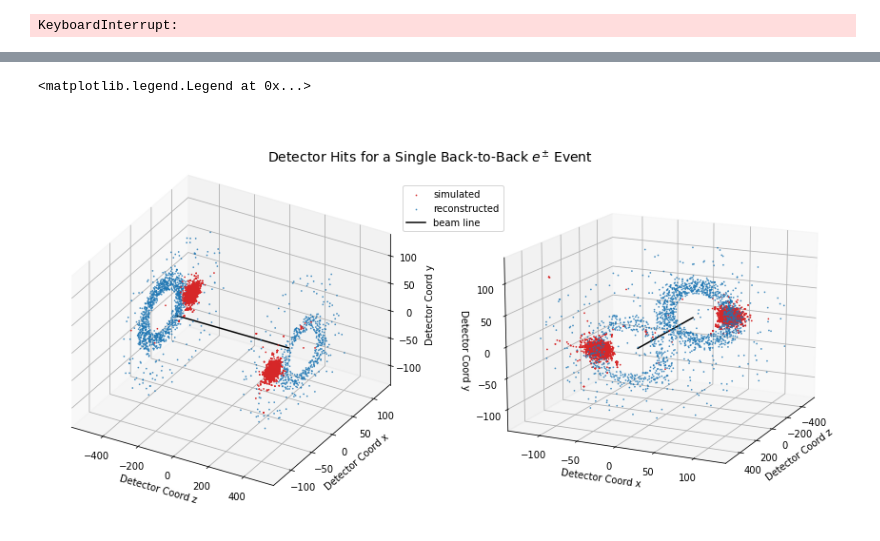
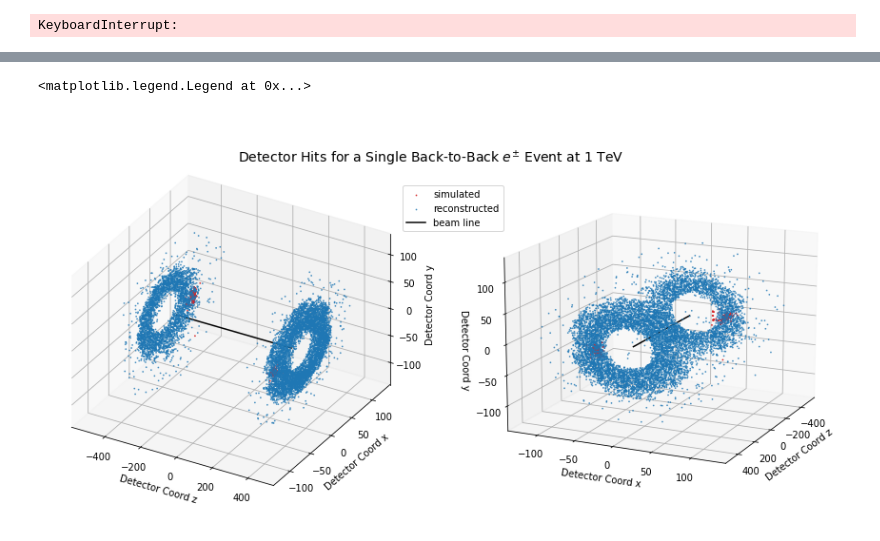
Before and after one commit to fred144/hgcal-truth-notebooks, a Jupyter notebook: final_project.ipynb, the cells around one changed output, grey strips where cells are left out. Drawn from its saved outputs; the diff is of its cells as text; code cells hidden in the pictures.

```diff
--- a/final_project.ipynb
+++ b/final_project.ipynb
@@ -113,7 +113,7 @@ def delta_r(a, b):
     b = np.array(b)
     return np.linalg.norm(np.sqrt(deltaeta(a,b) ** 2 + deltaphi(a,b) ** 2))
 # %%
-ntuple = uproot.open('../hgcalNtuple_1000_1.root')
+ntuple = uproot.open('../hgcalNtuple_20.root')
 tree = ntuple['ana/hgc']
 tree.show()
 # %% [output]
@@ -213,14 +217,14 @@ for gen_idx, row_gen_e  in enumerate(generated_energies[0:10]):
     )
     print("Summing event:", gen_idx)
 
+
     summed_cone_e = 0
-
     for i,(row_rec_e, row_rec_eta, row_rec_phi, row_rec_layer) in enumerate(zip(
         reconstructed_energies, rechit_eta, rechit_phi, rechit_layer)):
-        print("Summing row:", i)
+        print("Checking Rechit: ", i)
         mask = row_rec_layer < 29
         row_rec_e = row_rec_e[mask]
-        row_rec_pt = row_rec_pt[mask]
+        #row_rec_pt = row_rec_pt[mask]
         row_rec_eta = row_rec_eta[mask]
         row_rec_phi = row_rec_phi[mask]
         #row_rec_pt = row_rec_pt[mask]
@@ -233,12 +237,13 @@ for gen_idx, row_gen_e  in enumerate(generated_energies[0:10]):
                 rechit_pt, row_rec_eta[rec_idx], row_rec_phi[rec_idx], rechit_e
             )
 
-            d_r = delta_r(elect_lrntz_vec[0:3],rechit_lrntz_vec[0:3])
+            d_r = delta_r1(elect_lrntz_vec[0:3],rechit_lrntz_vec[0:3])
 
             if d_r < 0.3:
                 print(d_r)
                 summed_cone_e += rechit_e
                 print(summed_cone_e)
+
     total_e_per_evt.append(summed_cone_e)
 # %% [output]
 Summing event: 0
@@ -294,36 +295,36 @@ list(tree['rechit_energy'].array())
 # Note, it is easier to visualize (x, y, z) --> (z, x, y)
 evt_num = 100
 fig = plt.figure(figsize=(15,12))
-fig.suptitle(r"Detector Hits for a Single Back-to-Back $e^{\pm}$ Event", y = .73, size = 14)
+fig.suptitle(r"Detector Hits for a Single Back-to-Back $e^{\pm}$ Event at 1 TeV", y = .73, size = 14)
 
 for panel in range (121,123):
     ax = fig.add_subplot(panel, projection='3d')
     ax.scatter(tree['simhit_z'].array()[evt_num],
                tree['simhit_x'].array()[evt_num],
                tree['simhit_y'].array()[evt_num],
                label = "simulated",
                color = "tab:red",
                alpha = 1,
                s = .50)
     mask = np.in1d(tree['rechit_z'].array()[evt_num], tree['simhit_z'].array()[evt_num], invert = True)
     ax.scatter(tree['rechit_z'].array()[evt_num][mask],
                tree['rechit_x'].array()[evt_num][mask],
                tree['rechit_y'].array()[evt_num][mask],
                label = "reconstructed",
                color = "tab:blue",
                alpha = .75,
                s = .55)
     ax.plot([-320., 320.], [0,0], [0,0], color='k', label = "beam line")
     ax.set_xlabel('Detector Coord z')
     ax.set_ylabel('Detector Coord x')
     ax.set_zlabel('Detector Coord y')
     if panel == 121:
         ax.set_proj_type('ortho')
     else:
         ax.view_init(15, 25)
 
 handles, labels = ax.get_legend_handles_labels()
 fig.legend(handles, labels, loc=(.45, .71))
 # %% [output]
 <matplotlib.legend.Legend at 0x...>
-[figure, old version]
+[figure, new version]
```
Also changed, not shown: parts of 7 cells of this notebook.
